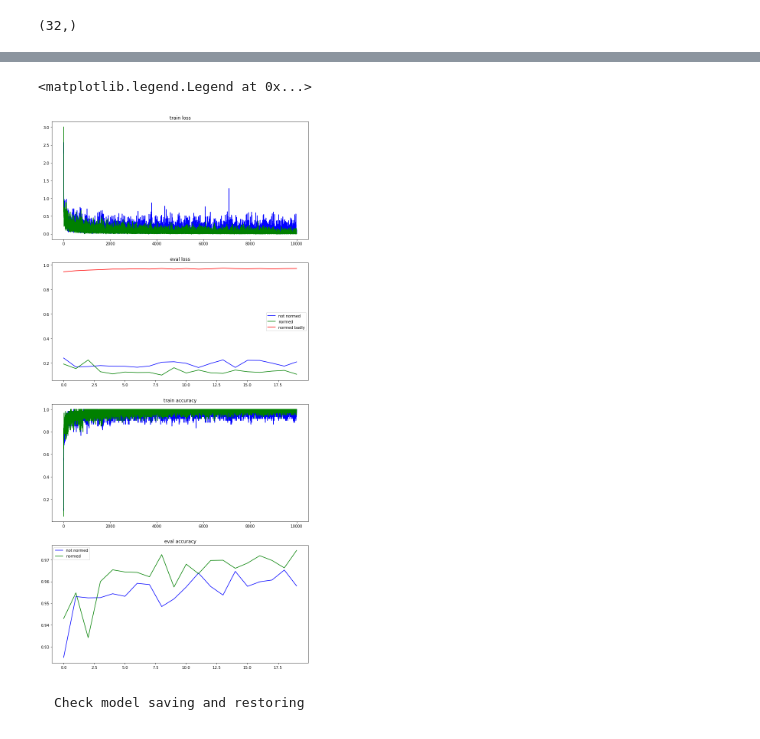
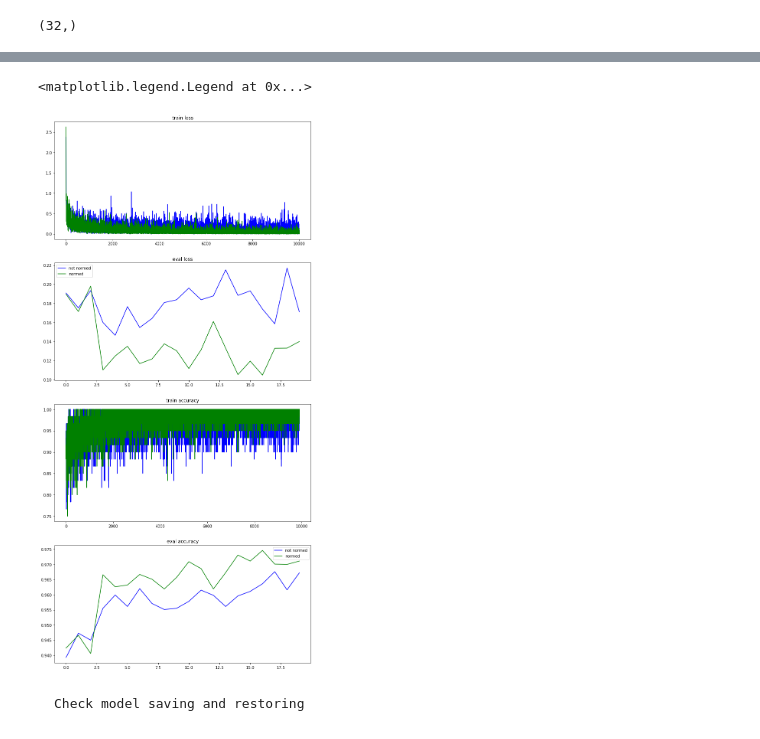
Before and after one commit to mzmey37/grad_work, a Jupyter notebook: nn_run_tf.ipynb, the cells around one changed output, grey strips where cells are left out. Saved outputs shown, nothing was run; the diff lists cells and outputs as text; code cells hidden in the pictures.

```diff
--- a/nn_run_tf.ipynb
+++ b/nn_run_tf.ipynb
@@ -234,28 +238,28 @@ with tf.Session() as sess:
 # %%
 fig, axes = plt.subplots(4, figsize=[12, 26])
 
 axes[0].set_title('train loss')
 axes[0].plot(tn_losses_nbn, c='b')
 axes[0].plot(tn_losses_bn, c='g')
 
 axes[1].set_title('eval loss')
 axes[1].plot(eval_losses_nbn, c='b', label='not normed')
 axes[1].plot(eval_losses_bn, c='g', label='normed')
-axes[1].plot(fake_eval_losses_bn, c='r', label='normed badly')
+# axes[1].plot(fake_eval_losses_bn, c='r', label='normed badly')
 axes[1].legend()
 
 axes[2].set_title('train accuracy')
-axes[2].plot(tn_accs_nbn, c='b')
-axes[2].plot(tn_accs_bn, c='g')
+axes[2].plot(tn_accs_nbn[100:], c='b')
+axes[2].plot(tn_accs_bn[100:], c='g')
 
 axes[3].set_title('eval accuracy')
 axes[3].plot(eval_accs_nbn, c='b', label='not normed')
 axes[3].plot(eval_accs_bn, c='g', label='normed')
 # axes[3].plot(fake_eval_accs_bn, c='r', label='normed badly')
 axes[3].legend()
 # %% [output]
 <matplotlib.legend.Legend at 0x...>
-[figure, old version]
+[figure, new version]
 # %% [markdown]
     Check model saving and restoring
 # %%
```
Also changed, not shown: parts of 1 cell of this notebook, 1 other file.
